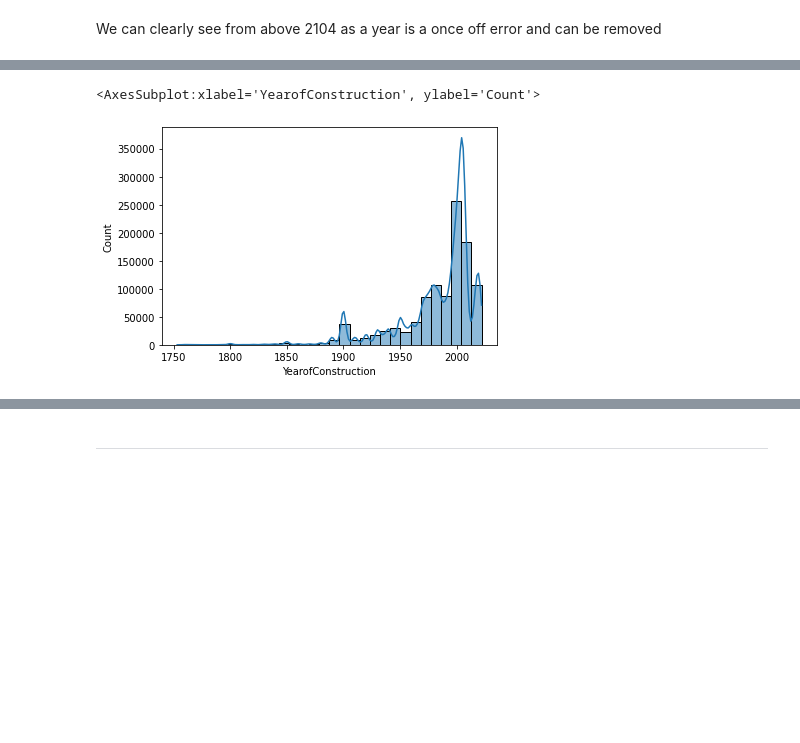
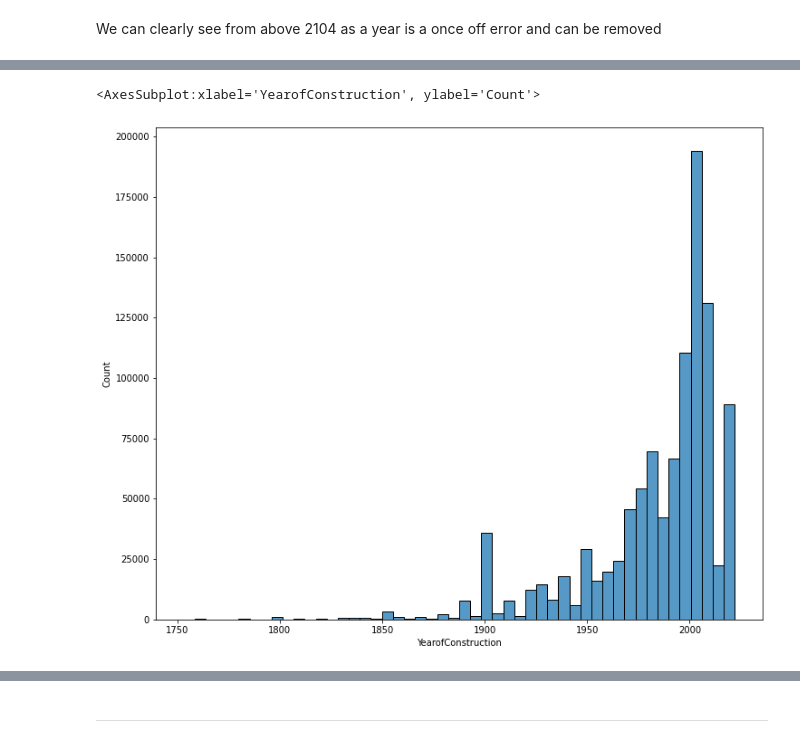
Before and after one commit to OisinB-2814/masters_thesis_ob2814, a Jupyter notebook: notebooks/2-define.ipynb, the cells around one changed output, grey strips where cells are left out. Cells and saved outputs as stored; diff of their text form; code cells hidden in the pictures; blank space fills up the shorter version.

```diff
--- a/notebooks/2-define.ipynb
+++ b/notebooks/2-define.ipynb
@@ -194,12 +210,11 @@ We can clearly see from above 2104 as a year is a once off error and can be remo
 # %%
 # Removal of bad year entry in data
 seai = seai[seai['YearofConstruction'] <= 2022]
-# %%
-# Checking distributions again to check if this has worked.
-sns.histplot(data=seai
-            ,x='YearofConstruction'
-            ,bins=30
-            ,kde=True)
-# %% [output]
-<AxesSubplot:xlabel='YearofConstruction', ylabel='Count'>
-[figure, removed]
+# %%
+plt.figure(figsize=(12,10))
+sns.histplot(data=seai
+            ,x='YearofConstruction'
+            ,bins=50)
+# %% [output]
+<AxesSubplot:xlabel='YearofConstruction', ylabel='Count'>
+[figure, added]
```
Also changed, not shown: parts of 6 cells of this notebook, 9 other files.
